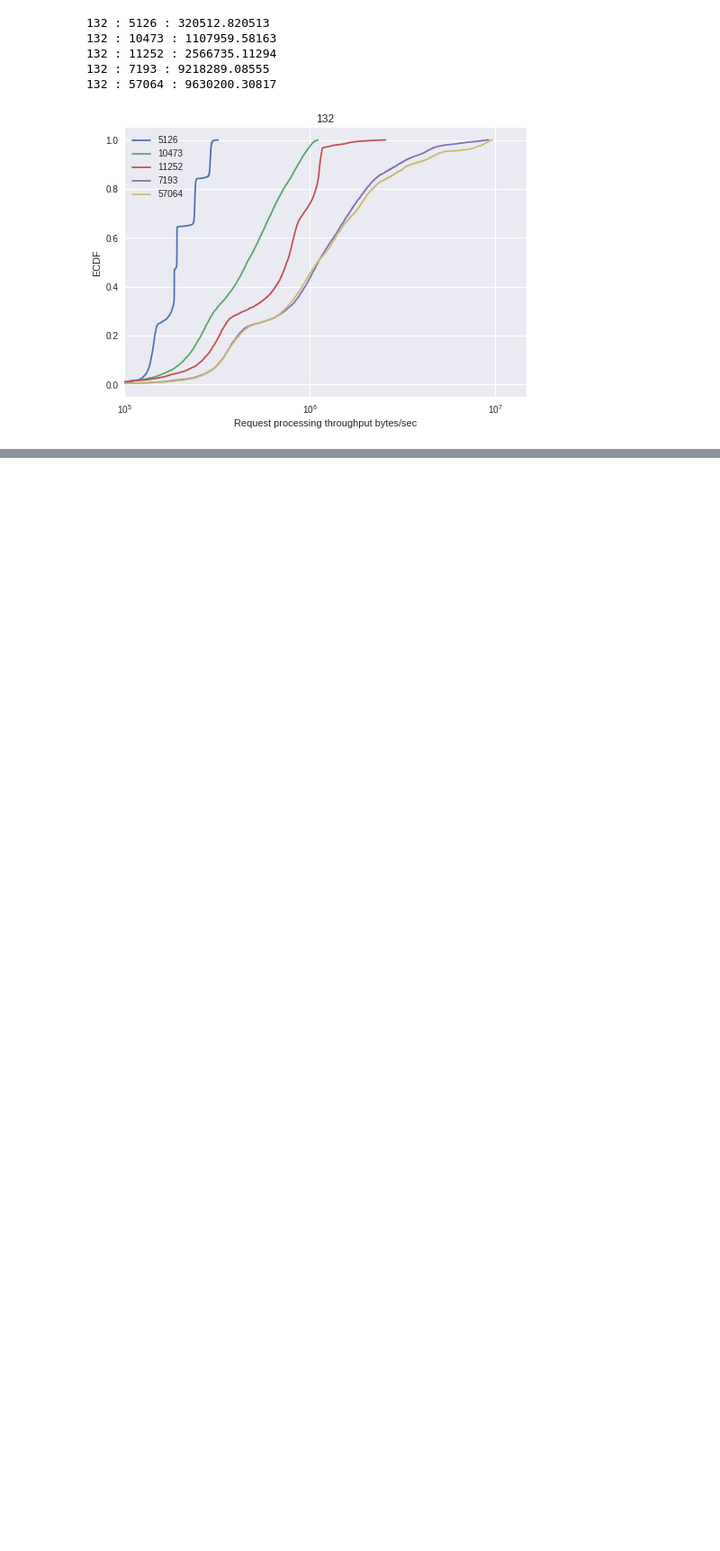
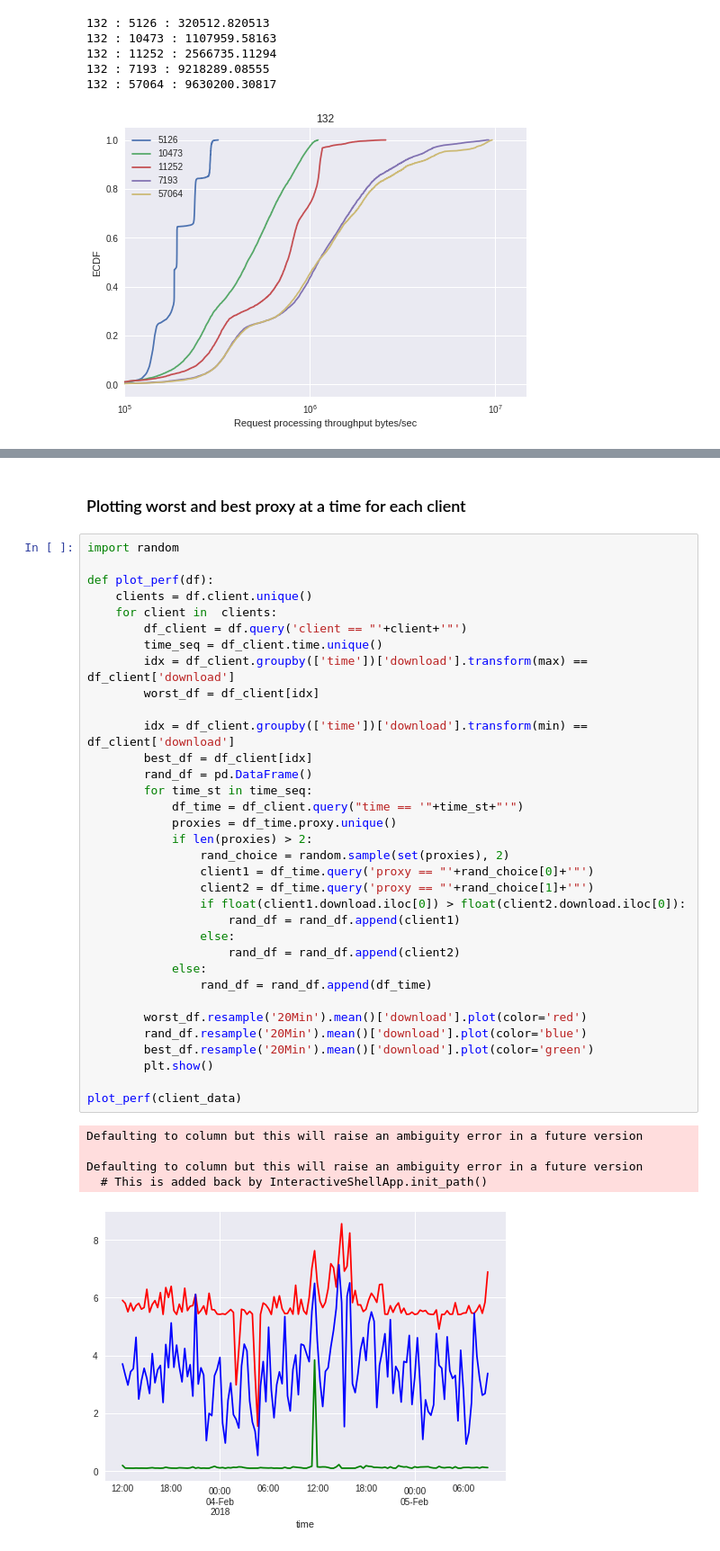
Before and after one commit to khulan8824/proxyTest, a Jupyter notebook: clientLogs.ipynb, the cells around one changed output, grey strips where cells are left out. Shown at 90% size. Saved outputs shown, nothing was run; the diff lists cells and outputs as text; blank space fills up the shorter version.

```diff
--- a/clientLogs.ipynb
+++ b/clientLogs.ipynb
@@ -269,0 +405,42 @@ See the caveats in the documentation: http://pandas.pydata.org/pandas-docs/stabl
+# %% [markdown]
+### Plotting worst and best proxy at a time for each client
+# %%
+import random
+
+def plot_perf(df):
+    clients = df.client.unique()
+    for client in  clients:
+        df_client = df.query('client == "'+client+'"')
+        time_seq = df_client.time.unique()
+        idx = df_client.groupby(['time'])['download'].transform(max) == df_client['download']
+        worst_df = df_client[idx]
+
+        idx = df_client.groupby(['time'])['download'].transform(min) == df_client['download']
+        best_df = df_client[idx]
+        rand_df = pd.DataFrame()
+        for time_st in time_seq:
+            df_time = df_client.query("time == '"+time_st+"'")
+            proxies = df_time.proxy.unique()
+            if len(proxies) > 2:
+                rand_choice = random.sample(set(proxies), 2)
+                client1 = df_time.query('proxy == "'+rand_choice[0]+'"')
+                client2 = df_time.query('proxy == "'+rand_choice[1]+'"')
+                if float(client1.download.iloc[0]) > float(client2.download.iloc[0]):
+                    rand_df = rand_df.append(client1)
+                else:
+                    rand_df = rand_df.append(client2)
+            else:
+                rand_df = rand_df.append(df_time)
+
+        worst_df.resample('20Min').mean()['download'].plot(color='red')
+        rand_df.resample('20Min').mean()['download'].plot(color='blue')
+        best_df.resample('20Min').mean()['download'].plot(color='green')
+        plt.show()
+
+plot_perf(client_data)
+# %% [output]
+Defaulting to column but this will raise an ambiguity error in a future version
+
+Defaulting to column but this will raise an ambiguity error in a future version
+  # This is added back by InteractiveShellApp.init_path()
+[figure, added]
```
Also changed, not shown: parts of 12 cells of this notebook.
